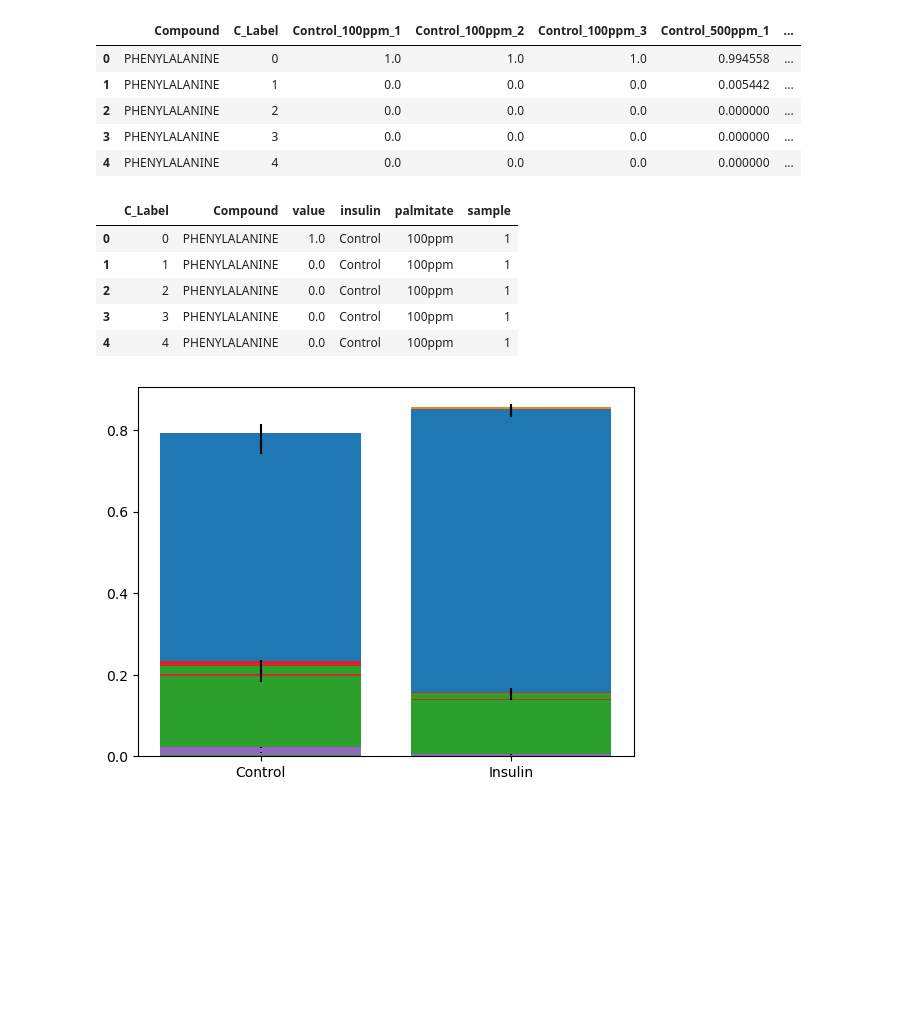
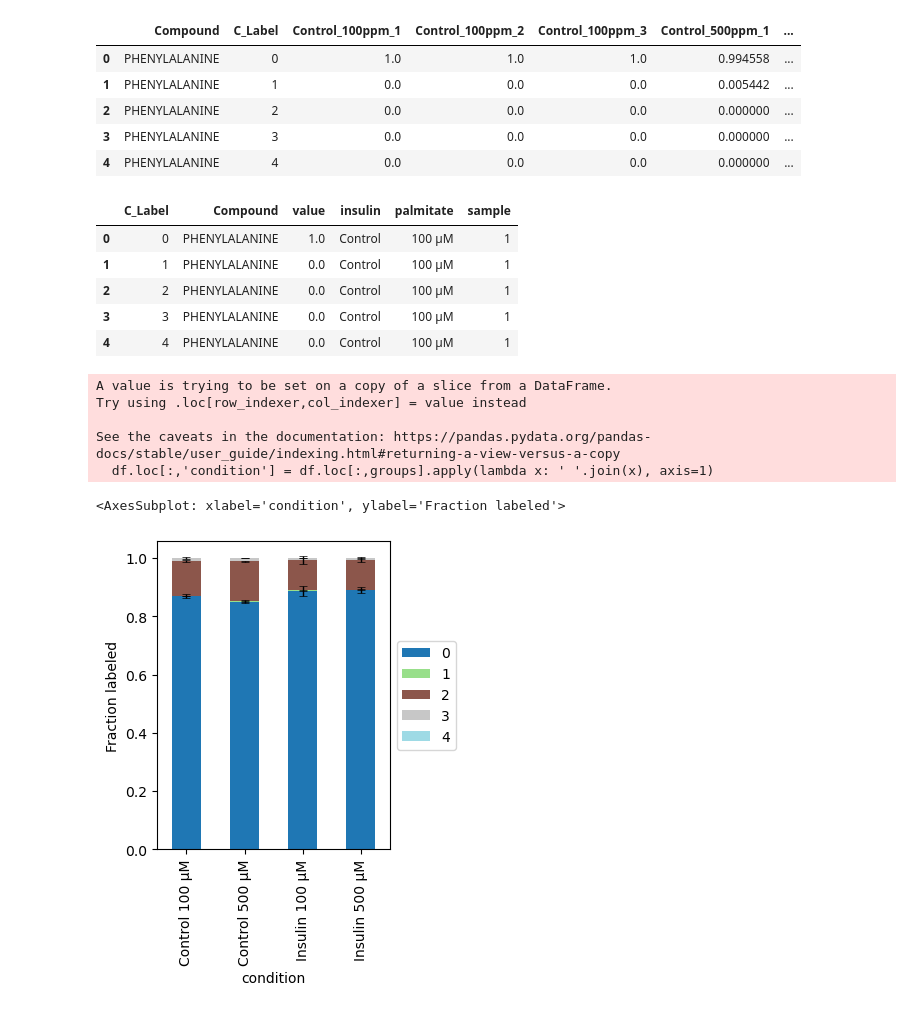
Before and after one commit to weilandtd/competitive_catabolism, a Jupyter notebook: cell_line_experiments/labeling_analysis.ipynb, the cells around one changed output. Saved outputs shown, nothing was run; the diff lists cells and outputs as text; code cells hidden in the pictures; blank space fills up the shorter version.

Commit message:
ENH: Implement isotope plotting tool

```diff
--- a/cell_line_experiments/labeling_analysis.ipynb
+++ b/cell_line_experiments/labeling_analysis.ipynb
@@ -31,12 +31,16 @@ df_soleus_mlt['insulin'] = df_soleus_mlt['variable'].str.extract(r"(.*)_(.*)_(.*
 df_soleus_mlt['palmitate'] = df_soleus_mlt['variable'].str.extract(r"(.*)_(.*)_(.*)")[1]
 df_soleus_mlt['sample'] = df_soleus_mlt['variable'].str.extract(r"(.*)_(.*)_(.*)")[2]
 
+# Change naming 100ppm -> 100 \uM
+df_soleus_mlt['palmitate'] = df_soleus_mlt['palmitate'].str.replace('ppm', ' \u03BCM')
+
+
 df_soleus_mlt = df_soleus_mlt.drop(columns=['variable'])
 df_soleus_mlt.head()
 # %% [output]
 |  | C_Label | Compound | value | insulin | palmitate | sample |
-| 0 | 0 | PHENYLALANINE | 1.0 | Control | 100ppm | 1 |
-| 1 | 1 | PHENYLALANINE | 0.0 | Control | 100ppm | 1 |
-| 2 | 2 | PHENYLALANINE | 0.0 | Control | 100ppm | 1 |
-| 3 | 3 | PHENYLALANINE | 0.0 | Control | 100ppm | 1 |
-| 4 | 4 | PHENYLALANINE | 0.0 | Control | 100ppm | 1 |
+| 0 | 0 | PHENYLALANINE | 1.0 | Control | 100 μM | 1 |
+| 1 | 1 | PHENYLALANINE | 0.0 | Control | 100 μM | 1 |
+| 2 | 2 | PHENYLALANINE | 0.0 | Control | 100 μM | 1 |
+| 3 | 3 | PHENYLALANINE | 0.0 | Control | 100 μM | 1 |
+| 4 | 4 | PHENYLALANINE | 0.0 | Control | 100 μM | 1 |
@@ -63,4 +47,34 @@ def stacked_bar_graph(df, metabolite, groups=['insulin', 'palmitate'], value='va
+# %%
+# Plot the data into a stacked bar graph for each carbon label
+def stacked_bar_graph(df, metabolite, groups=['insulin', 'palmitate'], value='value', cmap='tab20'):
+
+    df = df[df['Compound'] == metabolite.upper()]
+
+    # Make a condition specific column
+    df.loc[:,'condition'] = df.loc[:,groups].apply(lambda x: ' '.join(x), axis=1)
+    # Group by the condition and the carbon label
+    groups = ['C_Label', 'condition']
+
+    mean = df.groupby(groups)[value].mean().reset_index().pivot(index='condition', columns='C_Label', values=value)
+    std = df.groupby(groups)[value].std().reset_index().pivot(index='condition', columns='C_Label', values=value)
+
+    # Plot the data as a stacked bar graph
+    ax = mean.plot.bar(yerr=std, stacked=True, colormap=cmap, figsize=(3,4),
+                       error_kw=dict(ecolor='k', capthick=0.5, elinewidth=1, capsize=3, zorder=10))
+
+    # Add the legend outside the plot
+    ax.legend(loc='center left', bbox_to_anchor=(1, 0.5))
+    ax.set_ylabel('Fraction labeled')
+
+
+    return ax
 # %%
-stacked_bar_graph(df_soleus_mlt, 'A-KETOGLUTARATE')
+stacked_bar_graph(df_soleus_mlt, 'malate')
 # %% [output]
+A value is trying to be set on a copy of a slice from a DataFrame.
+Try using .loc[row_indexer,col_indexer] = value instead
+
+See the caveats in the documentation: https://pandas.pydata.org/pandas-docs/stable/user_guide/indexing.html#returning-a-view-versus-a-copy
+  df.loc[:,'condition'] = df.loc[:,groups].apply(lambda x: ' '.join(x), axis=1)
+<AxesSubplot: xlabel='condition', ylabel='Fraction labeled'>
-[figure, old version]
+[figure, new version]
```
Also changed, not shown: parts of 7 cells of this notebook.
